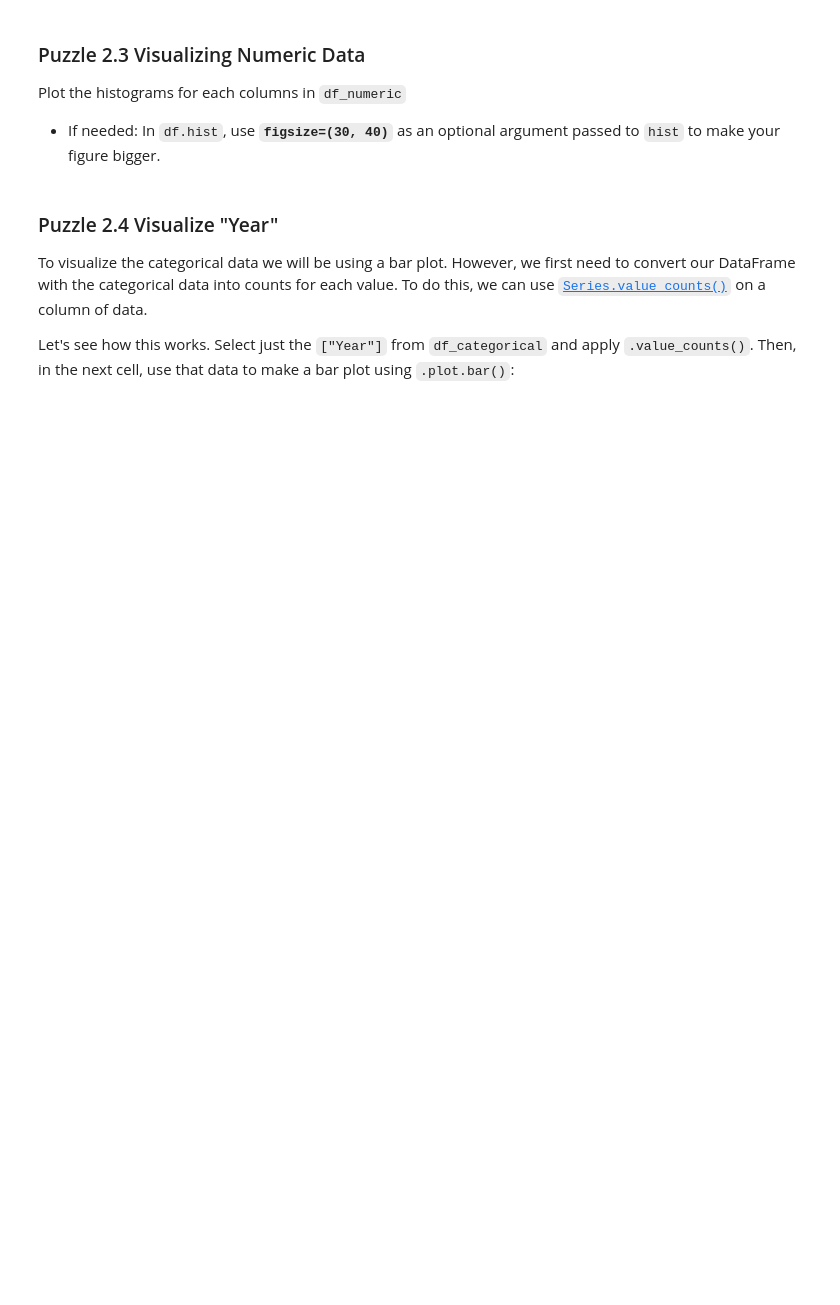
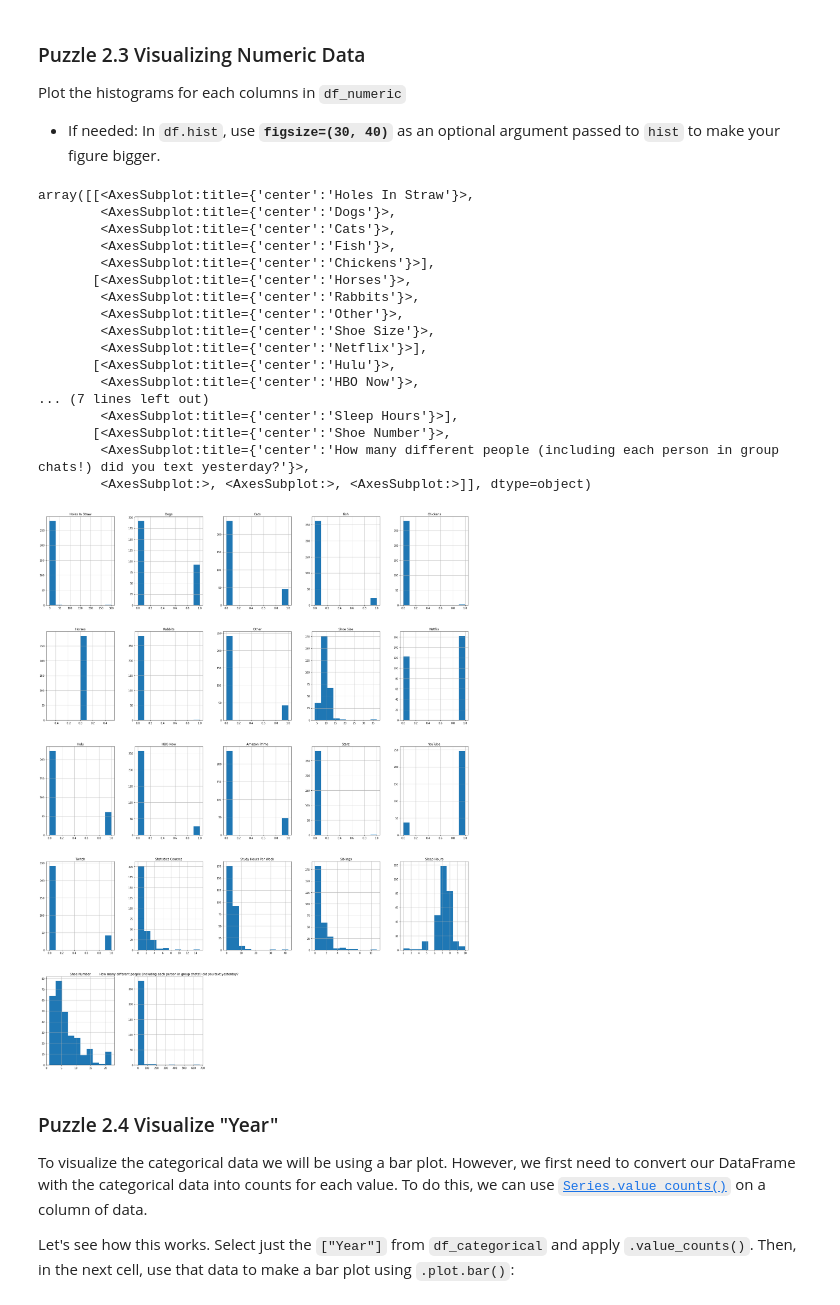
Before and after one commit to rgu6/Rachael-Gu, a Jupyter notebook: lab_similarity/lab_similarity.ipynb, the cells around one changed output. Saved outputs shown, nothing was run; the diff lists cells and outputs as text; code cells hidden in the pictures; blank space fills up the shorter version.

```diff
--- a/lab_similarity/lab_similarity.ipynb
+++ b/lab_similarity/lab_similarity.ipynb
@@ -44,8 +44,8 @@ For the first part of our lab, we'll be using the "Hello" dataset one more time.
 Import everything you need for the lab. We will need `pandas` (as `pd`) and `matplotlib.pyplot` (as `plt`). For now, we'll only need pandas!  As in past labs, `hello.csv` should be in the same directory as this lab. Load it onto a dataframe called `df`.  Then, randomly sample and print 5 rows from the dataframe to see what our data looks like.
 # %%
 # Import pandas
-...
+import pandas as pd
 
 # Load the dataframe and print out 5 random rows!
-df = ...
-...
+df = pd.read_csv("hello.csv")
+df.sample(5)
@@ -151,0 +197,4 @@ df_numeric = ...
+# %%
+numcols = df.select_dtypes("number").columns
+df_numeric = df[numcols]
+df_numeric.sample(5)
@@ -172,7 +231,26 @@ Plot the histograms for each columns in `df_numeric`
 # %%
 #plot the histogram for each column in df_nueric
 
-...
+df_numeric.hist(figsize=(30,40))
+# %% [output]
+array([[<AxesSubplot:title={'center':'Holes In Straw'}>,
+        <AxesSubplot:title={'center':'Dogs'}>,
+        <AxesSubplot:title={'center':'Cats'}>,
+        <AxesSubplot:title={'center':'Fish'}>,
+        <AxesSubplot:title={'center':'Chickens'}>],
+       [<AxesSubplot:title={'center':'Horses'}>,
+        <AxesSubplot:title={'center':'Rabbits'}>,
+        <AxesSubplot:title={'center':'Other'}>,
+        <AxesSubplot:title={'center':'Shoe Size'}>,
+        <AxesSubplot:title={'center':'Netflix'}>],
+       [<AxesSubplot:title={'center':'Hulu'}>,
+        <AxesSubplot:title={'center':'HBO Now'}>,
+... (7 lines left out)
+        <AxesSubplot:title={'center':'Sleep Hours'}>],
+       [<AxesSubplot:title={'center':'Shoe Number'}>,
+        <AxesSubplot:title={'center':'How many different people (including each person in group chats!) did you text yesterday?'}>,
+        <AxesSubplot:>, <AxesSubplot:>, <AxesSubplot:>]], dtype=object)
+[figure, added]
 # %% [markdown]
 ### Puzzle 2.4 Visualize "Year"
 
```
Also changed, not shown: parts of 41 cells of this notebook, 1 other file.
